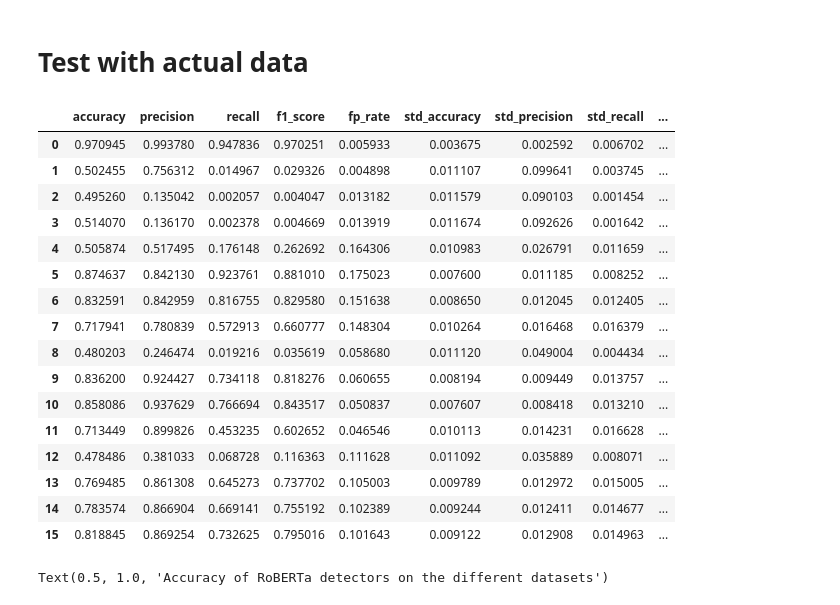
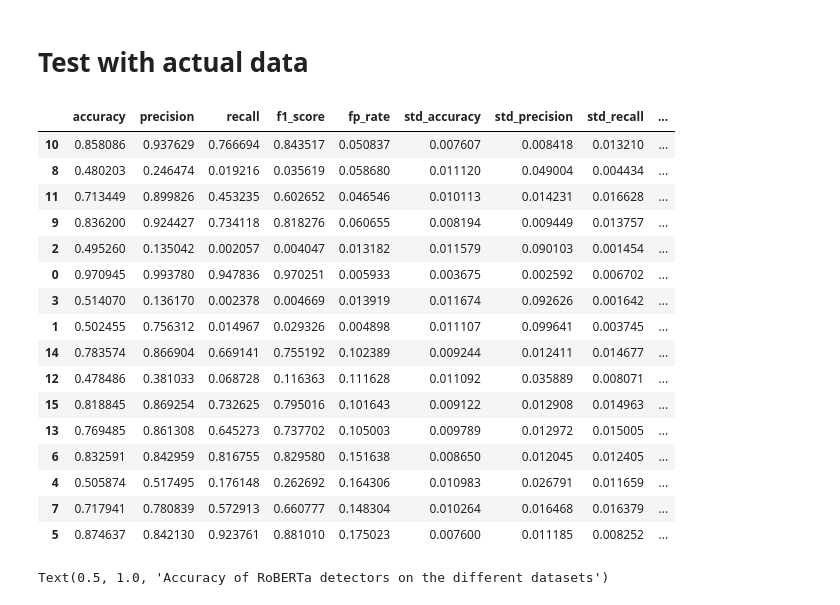
Before and after one commit to marluxiaboss/text_llm_detector, a Jupyter notebook: create_plots_from_logs.ipynb, the cells around one changed output. Cells and saved outputs as stored; diff of their text form; code cells hidden in the pictures.

```diff
--- a/create_plots_from_logs.ipynb
+++ b/create_plots_from_logs.ipynb
@@ -318,49 +318,52 @@ detector_mistral_results_path = "./outputs_full_finetuning/roberta/25_03_1240/te
 training_method = "freeze_base"
 #detectors =["distil_roberta-base"]
 trained_on_models = {"distil_roberta-base": {"02_04_1404":"gpt2", "02_04_1407": "phi", "02_04_1410": "gemma", "02_04_1413": "mistral"}}
 
 dataset_names = ["gpt2", "phi", "gemma", "mistral"]
 dataset_gpt2 = "fake_true_dataset_gpt2_10k.json"
 dataset_phi = "fake_true_dataset_phi_10k.json"
 dataset_gemma = "fake_true_dataset_gemma_10k.json"
 dataset_mistral = "fake_true_dataset_mistral_10k.json"
 
 datasets = [dataset_gpt2, dataset_mistral, dataset_phi, dataset_gemma]
 
 results = []
 for detector in trained_on_models.keys():
     for model_code, base_model in trained_on_models[detector].items():
         for dataset in dataset_names:
             results_path = f"./saved_training_logs/{detector}/{training_method}/fake_true_dataset_{base_model}_10k/{model_code}/test/test_metrics_fake_true_dataset_{dataset}_10k.json"
 
             with open(results_path, "r") as f:
                 result_dict = json.load(f)
                 result_dict["detector"] = base_model
                 result_dict["dataset"] = dataset
                 results.append(result_dict)
 
 # transform to pandas dataframe
 results_df = pd.DataFrame(results)
 
+# order by detector and dataset
+results_df = results_df.sort_values(by=["detector", "dataset"])
+
 display(results_df)
 # %% [output]
 |  | accuracy | precision | recall | f1_score | fp_rate | std_accuracy | std_precision | std_recall | ... |
+| 10 | 0.858086 | 0.937629 | 0.766694 | 0.843517 | 0.050837 | 0.007607 | 0.008418 | 0.013210 | ... |
+| 8 | 0.480203 | 0.246474 | 0.019216 | 0.035619 | 0.058680 | 0.011120 | 0.049004 | 0.004434 | ... |
+| 11 | 0.713449 | 0.899826 | 0.453235 | 0.602652 | 0.046546 | 0.010113 | 0.014231 | 0.016628 | ... |
+| 9 | 0.836200 | 0.924427 | 0.734118 | 0.818276 | 0.060655 | 0.008194 | 0.009449 | 0.013757 | ... |
+| 2 | 0.495260 | 0.135042 | 0.002057 | 0.004047 | 0.013182 | 0.011579 | 0.090103 | 0.001454 | ... |
 | 0 | 0.970945 | 0.993780 | 0.947836 | 0.970251 | 0.005933 | 0.003675 | 0.002592 | 0.006702 | ... |
+| 3 | 0.514070 | 0.136170 | 0.002378 | 0.004669 | 0.013919 | 0.011674 | 0.092626 | 0.001642 | ... |
 | 1 | 0.502455 | 0.756312 | 0.014967 | 0.029326 | 0.004898 | 0.011107 | 0.099641 | 0.003745 | ... |
-| 2 | 0.495260 | 0.135042 | 0.002057 | 0.004047 | 0.013182 | 0.011579 | 0.090103 | 0.001454 | ... |
-| 3 | 0.514070 | 0.136170 | 0.002378 | 0.004669 | 0.013919 | 0.011674 | 0.092626 | 0.001642 | ... |
+| 14 | 0.783574 | 0.866904 | 0.669141 | 0.755192 | 0.102389 | 0.009244 | 0.012411 | 0.014677 | ... |
+| 12 | 0.478486 | 0.381033 | 0.068728 | 0.116363 | 0.111628 | 0.011092 | 0.035889 | 0.008071 | ... |
+| 15 | 0.818845 | 0.869254 | 0.732625 | 0.795016 | 0.101643 | 0.009122 | 0.012908 | 0.014963 | ... |
+| 13 | 0.769485 | 0.861308 | 0.645273 | 0.737702 | 0.105003 | 0.009789 | 0.012972 | 0.015005 | ... |
+| 6 | 0.832591 | 0.842959 | 0.816755 | 0.829580 | 0.151638 | 0.008650 | 0.012045 | 0.012405 | ... |
 | 4 | 0.505874 | 0.517495 | 0.176148 | 0.262692 | 0.164306 | 0.010983 | 0.026791 | 0.011659 | ... |
+| 7 | 0.717941 | 0.780839 | 0.572913 | 0.660777 | 0.148304 | 0.010264 | 0.016468 | 0.016379 | ... |
 | 5 | 0.874637 | 0.842130 | 0.923761 | 0.881010 | 0.175023 | 0.007600 | 0.011185 | 0.008252 | ... |
-| 6 | 0.832591 | 0.842959 | 0.816755 | 0.829580 | 0.151638 | 0.008650 | 0.012045 | 0.012405 | ... |
-| 7 | 0.717941 | 0.780839 | 0.572913 | 0.660777 | 0.148304 | 0.010264 | 0.016468 | 0.016379 | ... |
-| 8 | 0.480203 | 0.246474 | 0.019216 | 0.035619 | 0.058680 | 0.011120 | 0.049004 | 0.004434 | ... |
-| 9 | 0.836200 | 0.924427 | 0.734118 | 0.818276 | 0.060655 | 0.008194 | 0.009449 | 0.013757 | ... |
-| 10 | 0.858086 | 0.937629 | 0.766694 | 0.843517 | 0.050837 | 0.007607 | 0.008418 | 0.013210 | ... |
-| 11 | 0.713449 | 0.899826 | 0.453235 | 0.602652 | 0.046546 | 0.010113 | 0.014231 | 0.016628 | ... |
-| 12 | 0.478486 | 0.381033 | 0.068728 | 0.116363 | 0.111628 | 0.011092 | 0.035889 | 0.008071 | ... |
-| 13 | 0.769485 | 0.861308 | 0.645273 | 0.737702 | 0.105003 | 0.009789 | 0.012972 | 0.015005 | ... |
-| 14 | 0.783574 | 0.866904 | 0.669141 | 0.755192 | 0.102389 | 0.009244 | 0.012411 | 0.014677 | ... |
-| 15 | 0.818845 | 0.869254 | 0.732625 | 0.795016 | 0.101643 | 0.009122 | 0.012908 | 0.014963 | ... |
 # %%
 from  matplotlib.colors import LinearSegmentedColormap
 cmap_g_r =LinearSegmentedColormap.from_list('rg',["r", "w", "g"], N=256)
```
Also changed, not shown: parts of 1 cell of this notebook, 1 other file.
